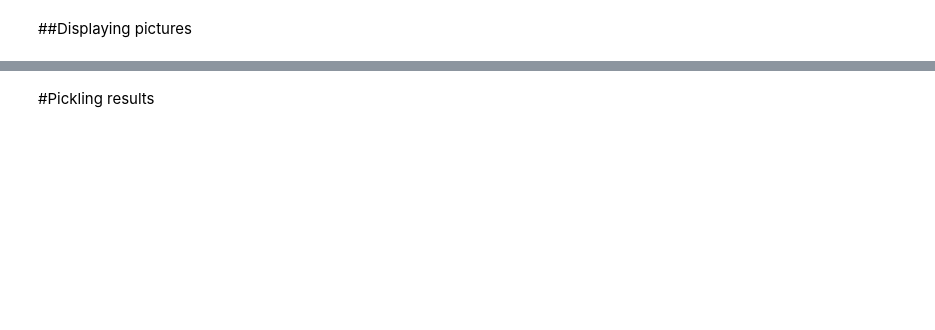
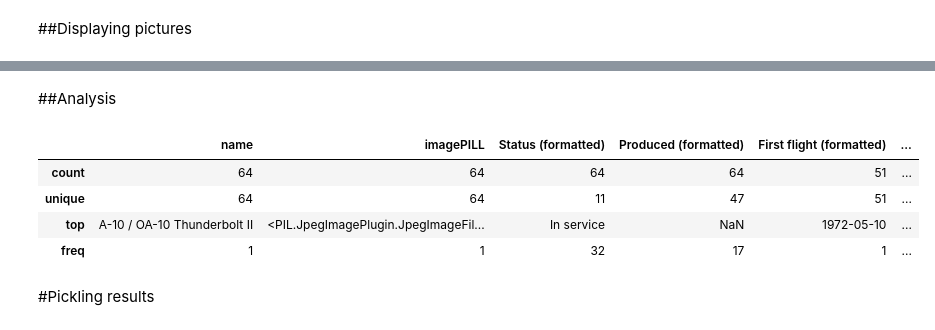
Before and after one commit to leadeeerq/Projects, a Jupyter notebook: USAF.ipynb, the cells around one changed output, grey strips where cells are left out. Drawn from its saved outputs; the diff is of its cells as text; code cells hidden in the pictures; blank space fills up the shorter version.

```diff
--- a/USAF.ipynb
+++ b/USAF.ipynb
@@ -909,19 +951,21 @@ Index(['Built by', 'Design group', 'Designer', 'Developed from',
       dtype='object')
 # %%
-# new_cols = ['name', 'imagePILL', 'Developed from',
-#             'First flight (formatted)',
-#             'Introduction (formatted)', 'Manufacturer',
-#             'National origin', 'Number built (formatted)',
-#             'Primary users', 'Produced',
-#             'Role (formatted)', 'Status',
-#             'img_link', 'img_local']
+# new_cols = ['name', 'img_link', 'Role', 'National origin', 'Manufacturer',
+      #  'First flight', 'Introduction', 'Status', 'Primary user', 'Produced',
+      #  'Number built', 'First flight (formatted)', 'Introduction (formatted)',
+      #  'Retired (formatted)', 'Role (formatted)', 'Number built (formatted)',
+      #  'img_local', 'Manufacturer (formatted)', 'National origin (formatted)',
+      #  'Primary users (formatted)', 'Retired', 'Developed from',
+      #  'Primary users', 'Variants', 'Developed into', 'Designer',
+      #  'Design group', 'Built by'],
 
-new_cols = ['name', 'imagePILL', 'Developed from',
-            'First flight (formatted)',
-            'Introduction (formatted)', 'Manufacturer',
-            'National origin', 'Number built (formatted)',
-            'Primary users', 'Produced',
-            'Role (formatted)', 'Status']
+new_cols = ['name', 'imagePILL',
+       'Status (formatted)', 'Produced (formatted)',
+       'First flight (formatted)', 'Introduction (formatted)',
+       'Role (formatted)', 'Number built (formatted)',
+       'Manufacturer (formatted)', 'National origin (formatted)',
+       'Primary users (formatted)']
 # %%
-df = df.reindex(new_cols, axis=1)
+df_copy = df.copy()
+df_copy = df_copy.reindex(new_cols, axis=1)
 # %%
@@ -929,6 +973,16 @@ HTMLdf = HTML(df.to_html(formatters={'imagePILL': image_formatter}, escape=False
 HTMLdf
 # %% [output]
 [interactive output not drawn]
+# %% [markdown]
+##Analysis
+# %%
+df_copy.describe()
+# %% [output]
+|  | name | imagePILL | Status (formatted) | Produced (formatted) | First flight (formatted) | ... |
+| count | 64 | 64 | 64 | 64 | 51 | ... |
+| unique | 64 | 64 | 11 | 47 | 51 | ... |
+| top | A-10 / OA-10 Thunderbolt II | <PIL.JpegImagePlugin.JpegImageFil... | In service | NaN | 1972-05-10 | ... |
+| freq | 1 | 1 | 32 | 17 | 1 | ... |
 # %% [markdown]
 #Pickling results
 # %%
```
Also changed, not shown: parts of 14 cells of this notebook.
